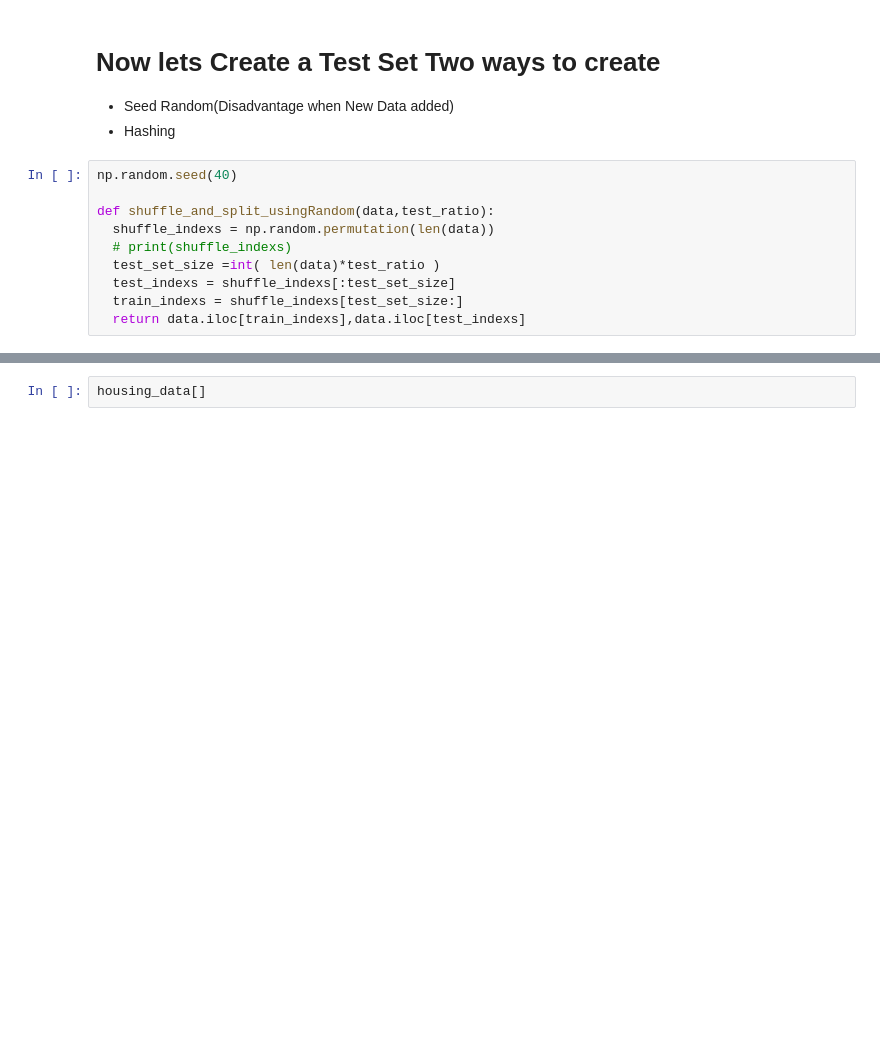
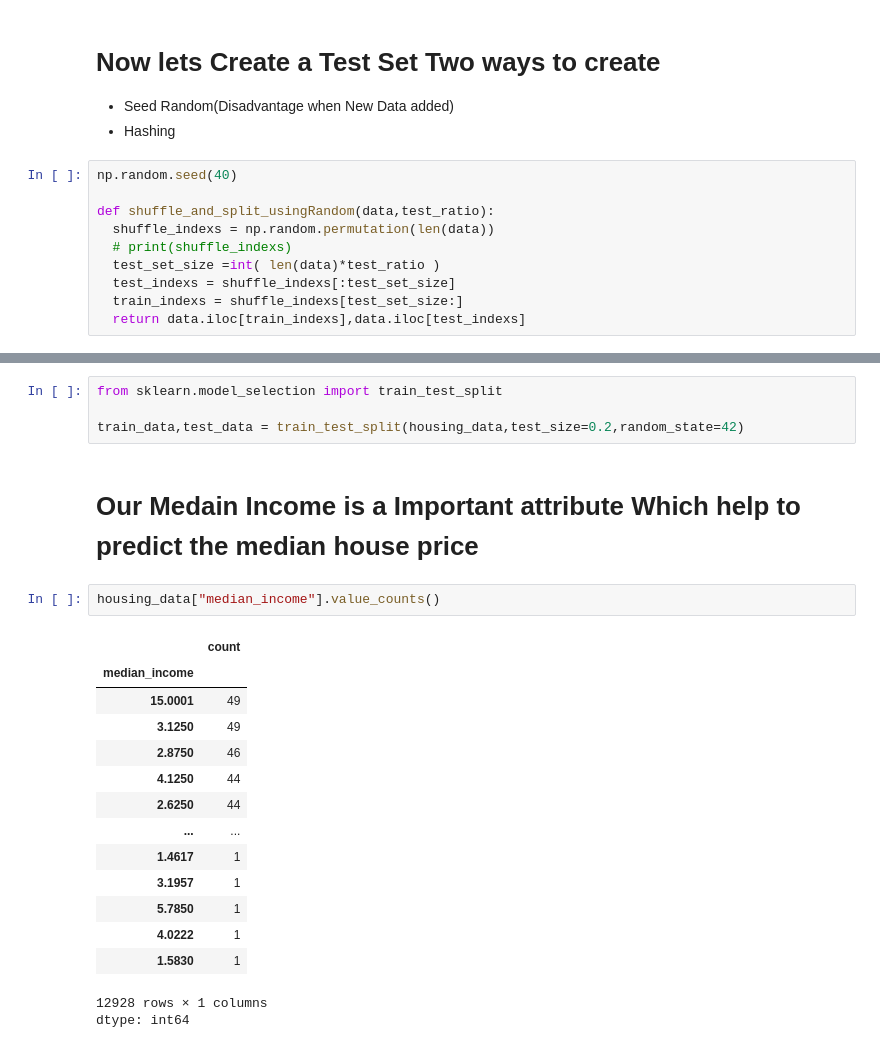
Before and after one commit to Halloloid/ML_Journey, a Jupyter notebook: ch_2/Chapter_2.ipynb, the cells around one changed output, grey strips where cells are left out. Saved outputs shown, nothing was run; the diff lists cells and outputs as text; blank space fills up the shorter version.

```diff
--- a/ch_2/Chapter_2.ipynb
+++ b/ch_2/Chapter_2.ipynb
@@ -143,2 +152,24 @@ def shuffle_and_split_usingHashing(data,test_ratio,id_coloumn):
+# %%
+from sklearn.model_selection import train_test_split
+
+train_data,test_data = train_test_split(housing_data,test_size=0.2,random_state=42)
+# %% [markdown]
+# Our Medain Income is a Important attribute Which help to predict the median house price
 # %%
-housing_data[]
+housing_data["median_income"].value_counts()
+# %% [output]
+|  | count |
+| median_income |  |
+| 15.0001 | 49 |
+| 3.1250 | 49 |
+| 2.8750 | 46 |
+| 4.1250 | 44 |
+| 2.6250 | 44 |
+| ... | ... |
+| 1.4617 | 1 |
+| 3.1957 | 1 |
+| 5.7850 | 1 |
+| 4.0222 | 1 |
+| 1.5830 | 1 |
+12928 rows × 1 columns
+dtype: int64
```
Also changed, not shown: parts of 17 cells of this notebook.
